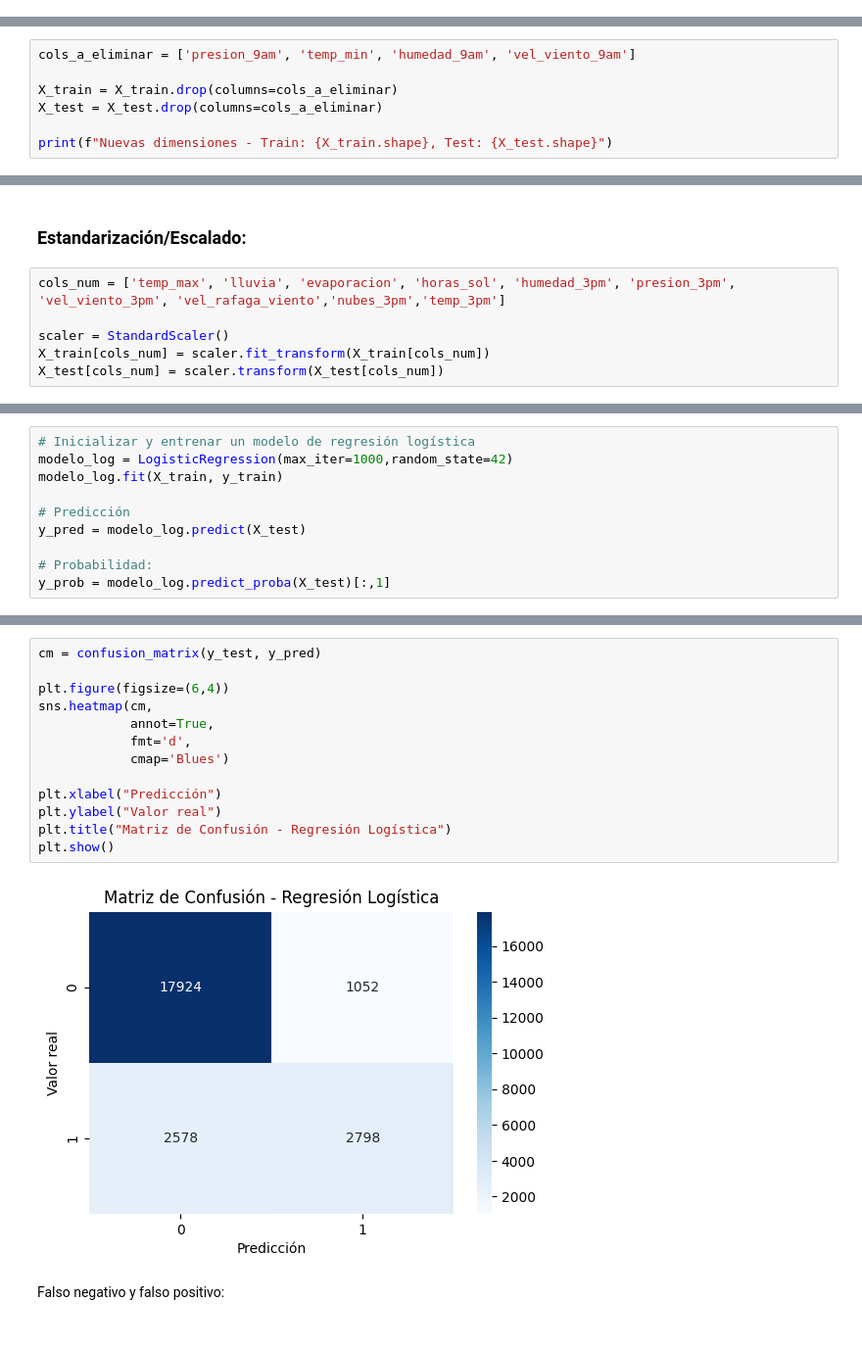
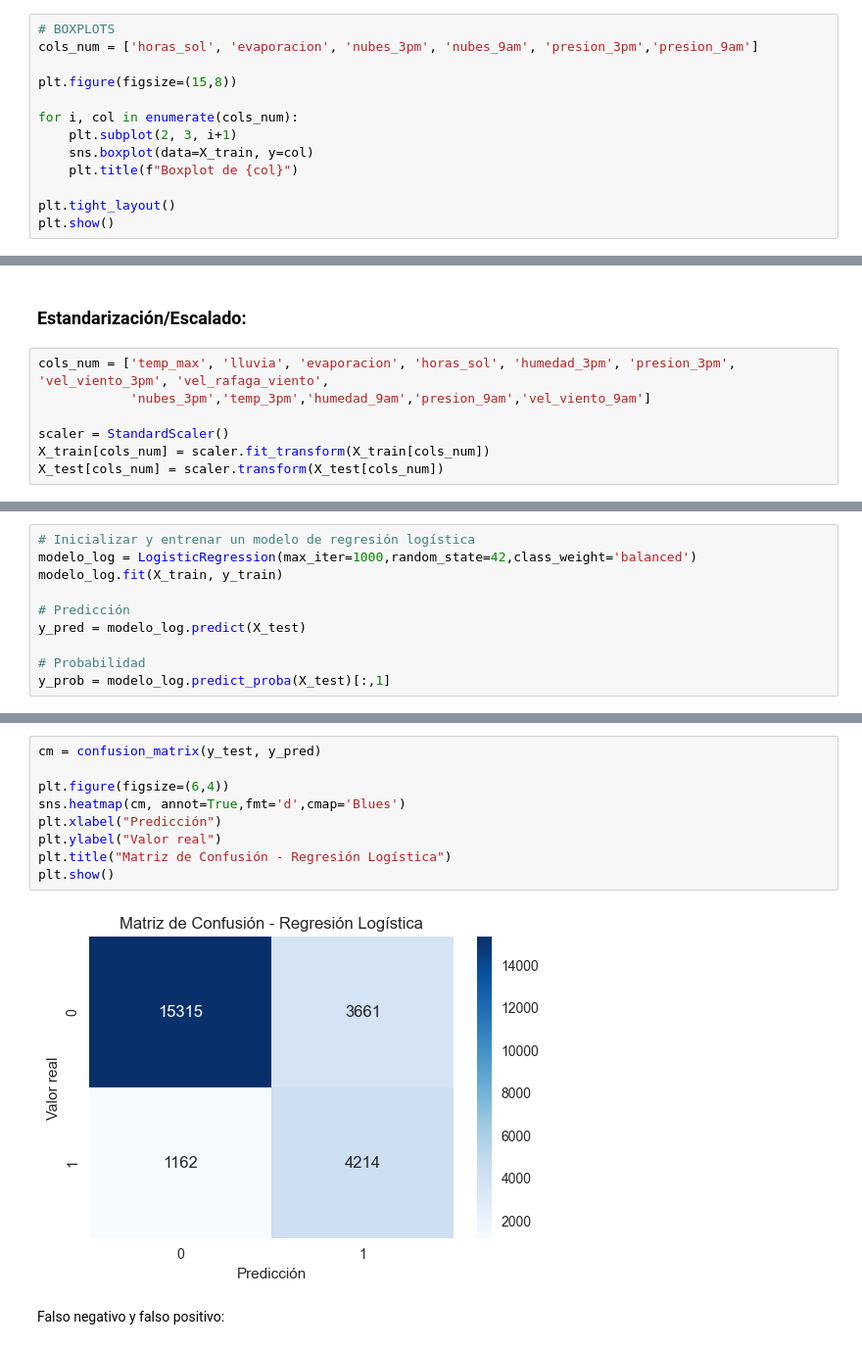
Before and after one commit to candestefano/AA1-TUIA-2026C1-Bartomioli-Stefano-Vera, a Jupyter notebook: TP-clasificacion-AA1.ipynb, the cells around one changed output, grey strips where cells are left out. Shown at 98% size. Saved outputs shown, nothing was run; the diff lists cells and outputs as text.

```diff
--- a/TP-clasificacion-AA1.ipynb
+++ b/TP-clasificacion-AA1.ipynb
@@ -320,0 +331,13 @@ Se decidió imputar los valores faltantes de las variables horas_sol, evaporaci
+# %%
+# BOXPLOTS
+cols_num = ['horas_sol', 'evaporacion', 'nubes_3pm', 'nubes_9am', 'presion_3pm','presion_9am']
+
+plt.figure(figsize=(15,8))
+
+for i, col in enumerate(cols_num):
+    plt.subplot(2, 3, i+1)
+    sns.boxplot(data=X_train, y=col)
+    plt.title(f"Boxplot de {col}")
+
+plt.tight_layout()
+plt.show()
@@ -471,7 +503,0 @@ Se detecto una posible de multicolinealidad, destacándose la relación entre pr
-# %%
-cols_a_eliminar = ['presion_9am', 'temp_min', 'humedad_9am', 'vel_viento_9am']
-
-X_train = X_train.drop(columns=cols_a_eliminar)
-X_test = X_test.drop(columns=cols_a_eliminar)
-
-print(f"Nuevas dimensiones - Train: {X_train.shape}, Test: {X_test.shape}")
@@ -515,7 +525,8 @@ Las variables categóricas fueron transformadas a variables numéricas para util
 # %% [markdown]
 ### Estandarización/Escalado:
 # %%
-cols_num = ['temp_max', 'lluvia', 'evaporacion', 'horas_sol', 'humedad_3pm', 'presion_3pm', 'vel_viento_3pm', 'vel_rafaga_viento','nubes_3pm','temp_3pm']
+cols_num = ['temp_max', 'lluvia', 'evaporacion', 'horas_sol', 'humedad_3pm', 'presion_3pm', 'vel_viento_3pm', 'vel_rafaga_viento',
+            'nubes_3pm','temp_3pm','humedad_9am','presion_9am','vel_viento_9am']
 
 scaler = StandardScaler()
 X_train[cols_num] = scaler.fit_transform(X_train[cols_num])
@@ -525,11 +536,11 @@ X_test[cols_num] = scaler.transform(X_test[cols_num])
 # %%
 # Inicializar y entrenar un modelo de regresión logística
-modelo_log = LogisticRegression(max_iter=1000,random_state=42)
+modelo_log = LogisticRegression(max_iter=1000,random_state=42,class_weight='balanced')
 modelo_log.fit(X_train, y_train)
 
 # Predicción
 y_pred = modelo_log.predict(X_test)
 
-# Probabilidad:
+# Probabilidad
 y_prob = modelo_log.predict_proba(X_test)[:,1]
 # %%
@@ -567,18 +578,14 @@ F1-score (0.606): Es el balance general entre la precisión y el recall. El F1-s
 # %%
 cm = confusion_matrix(y_test, y_pred)
 
 plt.figure(figsize=(6,4))
-sns.heatmap(cm,
-            annot=True,
-            fmt='d',
-            cmap='Blues')
-
+sns.heatmap(cm, annot=True,fmt='d',cmap='Blues')
 plt.xlabel("Predicción")
 plt.ylabel("Valor real")
 plt.title("Matriz de Confusión - Regresión Logística")
 plt.show()
 # %% [output]
-[figure, old version]
+[figure, new version]
 # %% [markdown]
 Falso negativo y falso positivo:
 # %%
```
Also changed, not shown: parts of 102 cells of this notebook.
